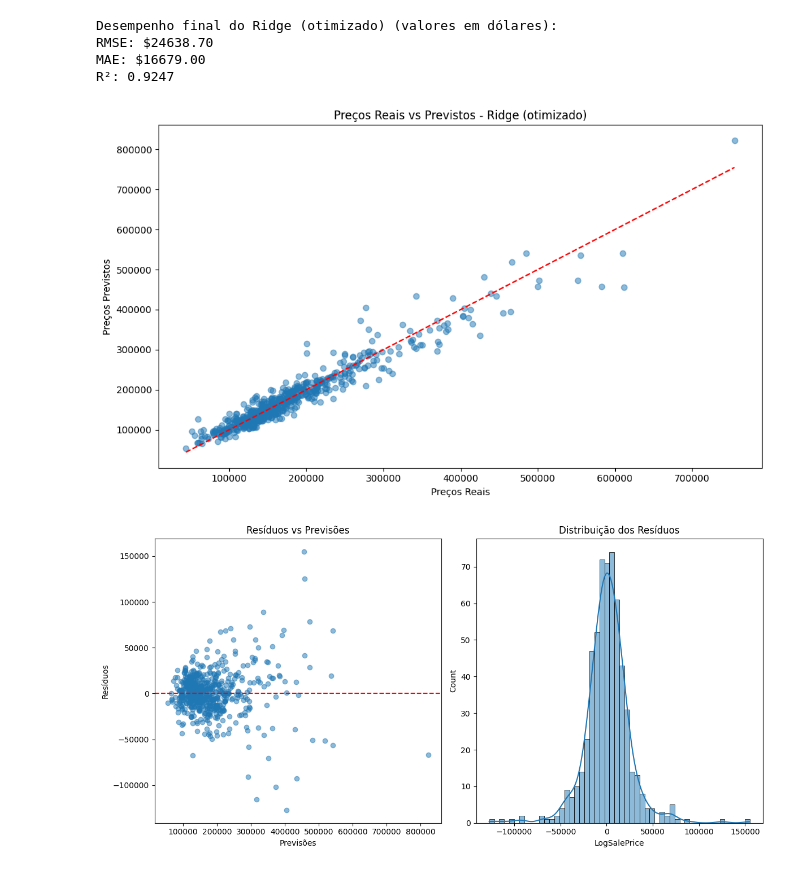
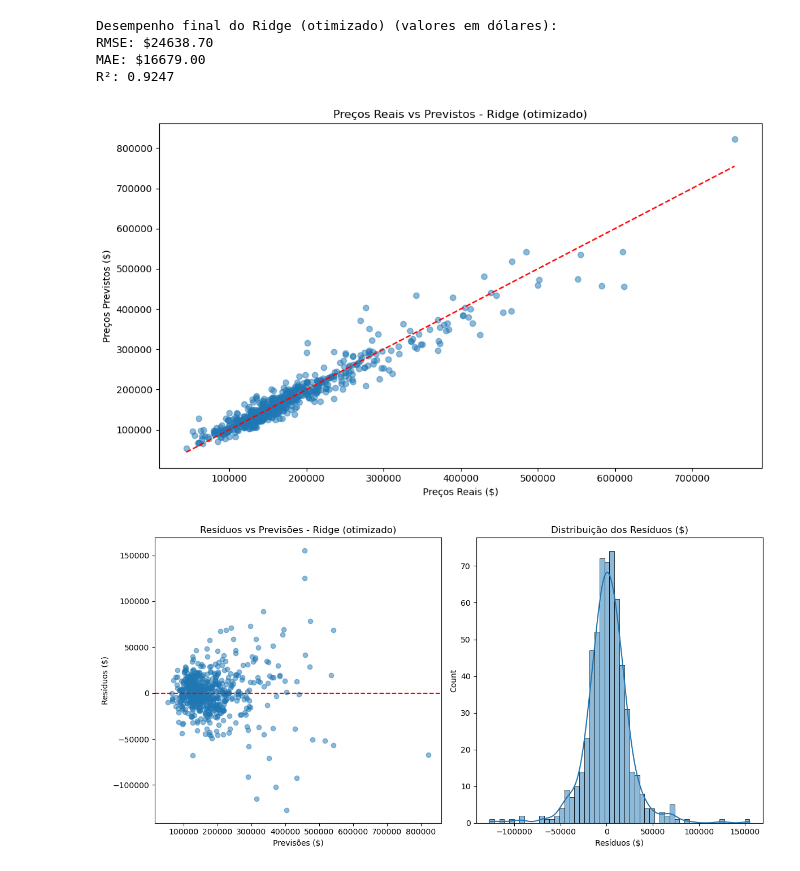
Before and after one commit to RicardolCarvalho/Projeto_Ames, a Jupyter notebook: ames.ipynb, the cells around one changed output. Cells and saved outputs as stored; diff of their text form; code cells hidden in the pictures.

```diff
--- a/ames.ipynb
+++ b/ames.ipynb
@@ -170,7 +263,7 @@ df_clean['HasGarage'] = (df_clean['Garage.Area'] > 0).astype(int)
 df_clean['RecentRemodel'] = (df_clean['Year.Remod.Add'] > df_clean['Year.Built']).astype(int)
 
 # 2. Transformação logarítmica para normalizar a variável alvo
-df_clean['LogSalePrice'] = np.log(df_clean['SalePrice'])
+df_clean['LogSalePrice'] = np.log10(df_clean['SalePrice'])
 
 # Verificando a distribuição da variável alvo transformada
 plt.figure(figsize=(12, 6))
@@ -425,33 +652,35 @@ RMSE: $24638.70
 MAE: $16679.00
 R²: 0.9247
 # %%
-# Célula 16: Visualização das Previsões vs. Valores Reais
+# Célula 17: Visualização das Previsões vs. Valores Reais
 plt.figure(figsize=(10, 6))
-plt.scatter(y_test_price, y_pred_price, alpha=0.5)
-plt.plot([y_test_price.min(), y_test_price.max()], [y_test_price.min(), y_test_price.max()], 'r--')
-plt.xlabel('Preços Reais')
-plt.ylabel('Preços Previstos')
-plt.title(f'Preços Reais vs Previstos - {best_model_name}')
+plt.scatter(y_test_price_final, y_pred_price_final, alpha=0.5)
+plt.plot([y_test_price_final.min(), y_test_price_final.max()], [y_test_price_final.min(), y_test_price_final.max()], 'r--')
+plt.xlabel('Preços Reais ($)')
+plt.ylabel('Preços Previstos ($)')
+plt.title(f'Preços Reais vs Previstos - {best_model_name_final_test}')
 plt.tight_layout()
 plt.show()
 # %% [output]
-[figure, old version]
+[figure, new version]
 # %%
-# Célula 17: Análise de Resíduos
-residuals = y_test_price - y_pred_price
+# Célula 18: Análise de Resíduos
+residuals_final = y_test_price_final - y_pred_price_final
+
 plt.figure(figsize=(12, 6))
 plt.subplot(1, 2, 1)
-plt.scatter(y_pred_price, residuals, alpha=0.5)
+plt.scatter(y_pred_price_final, residuals_final, alpha=0.5) # Use as variáveis da Célula 15
 plt.axhline(y=0, color='r', linestyle='--')
-plt.xlabel('Previsões')
-plt.ylabel('Resíduos')
-plt.title('Resíduos vs Previsões')
+plt.xlabel('Previsões ($)')
+plt.ylabel('Resíduos ($)')
+plt.title(f'Resíduos vs Previsões - {best_model_name_final_test}') # Use a variável da Célula 13
 
 plt.subplot(1, 2, 2)
-sns.histplot(residuals, kde=True)
-plt.title('Distribuição dos Resíduos')
+sns.histplot(residuals_final, kde=True) # Use a variável correta
+plt.title('Distribuição dos Resíduos ($)')
+plt.xlabel('Resíduos ($)')
 plt.tight_layout()
 plt.show()
 # %% [output]
-[figure, old version]
+[figure, new version]
 # %%
```
Also changed, not shown: parts of 19 cells of this notebook.
